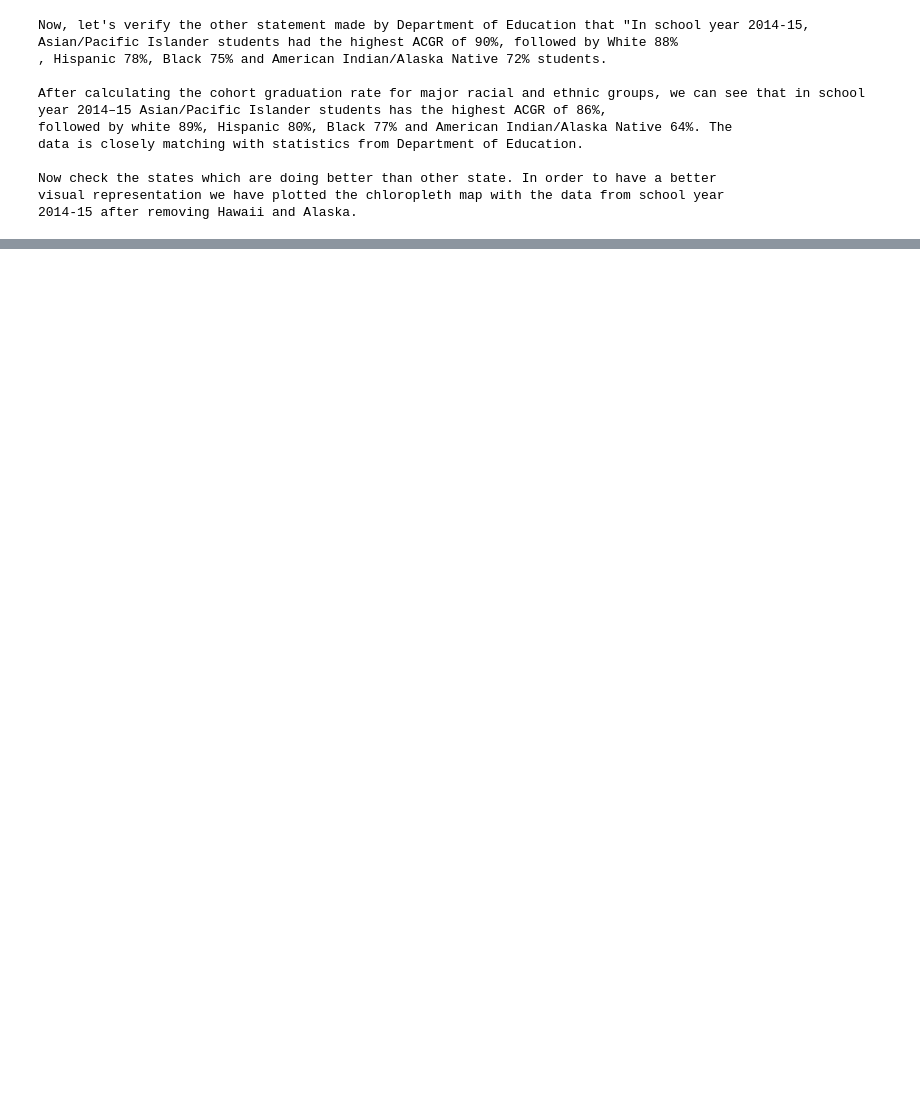
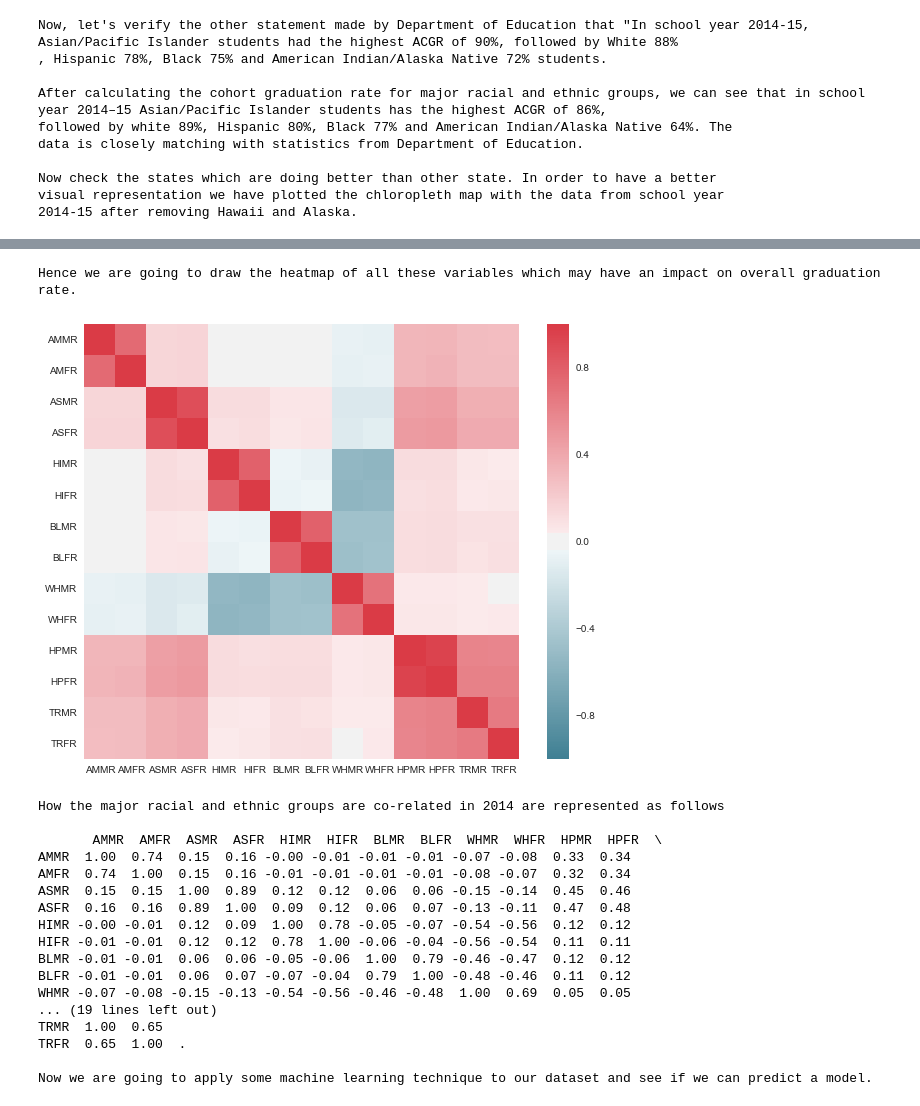
Before and after one commit to msubhabrata3/high-school-graduation-rate, a Jupyter notebook: analysis-of-high-school-graduation-rate.ipynb, the cells around one changed output, grey strips where cells are left out. Cells and saved outputs as stored; diff of their text form; code cells hidden in the pictures; blank space fills up the shorter version.

```diff
--- a/analysis-of-high-school-graduation-rate.ipynb
+++ b/analysis-of-high-school-graduation-rate.ipynb
@@ -272,25 +272,3 @@ acgr14 = acgrr14[['YEAR','STATE','FIPCD','LEAID','LEANM','NCESSCH','SCHNAM',
                         'MHIA','MHIG','MHIP','MHIR','MTRA','MTRG','MTRP','MTRR',
                         'MWHA','MWHG','MWHP','MWHR','CWDA','CWDG','CWDP','CWDR',
                         'ECDA','ECDG','ECDP','ECDR','LEPA','LEPG','LEPP','LEPR']]
-# %%
-import codecs
-
-doc = codecs.open("data/NCES/2013/sc132a.txt",encoding='utf-8', errors='replace')
-
-ssusr13 = pd.read_csv(doc, sep='\t', dtype=str)
-
-for c in ssusr13.iloc[:, 1:13].columns:
-    ssusr13[c] = pd.to_numeric(ssusr13[c], errors='coerce')
-    ssusr13[c] = ssusr13[c].fillna(0)
-    ssusr13[c] = ssusr13[c].astype(int)
-    ssusr13.loc[ssusr13[c] < 0, c] = 0
-
-ssusr13['NCESSCH'] = ssusr13['NCESSCH'].astype(int)
-
-ssus13 = ssusr13[['NCESSCH','TYPE','STATUS','RECONSTF','G12OFFRD','LEVEL','CHARTR',
-                  'VIRTUALSTAT','TOTFRL','G12','AM12M','AM12F','AS12M','AS12F','HI12M','HI12F',
-                  'BL12M','BL12F','WH12M','WH12F','HP12M','HP12F','TR12M','TR12F',
-                  'FTE','MAGNET','SHARED']]
-
-acgr2013 = pd.merge(acgr13, ssus13, how='inner', on='NCESSCH')
-acgr2013 = acgr2013[acgr2013['LEVEL'] == '3']
@@ -671 +712,36 @@ Now we are going to apply some machine learning technique to our dataset and see
+# %%
+print(color.BOLD + '\nHence we are going to draw the heatmap of all these variables which may have an impact on overall graduation rate.', color.BOLD)
+
+#acgr = acgr2014[['MASP','MBLP','MHIP','MWHP','CWDP','ECDP','LEPP','AMMR','AMFR','ASMR','ASFR','HIMR','HIFR','BLMR','BLFR','WHMR','WHFR','HPMR','HPFR','TRMR','TRFR']]
+acgr = acgr2014[['AMMR','AMFR','ASMR','ASFR','HIMR','HIFR','BLMR','BLFR','WHMR','WHFR','HPMR','HPFR','TRMR','TRFR']]
+
+fig, ax = plt.subplots(figsize=(10, 8))
+corr = acgr.corr()
+sns.heatmap(corr, mask=np.zeros_like(corr, dtype=np.bool), cmap=sns.diverging_palette(220, 10, as_cmap=True),
+            square=True, ax=ax)
+
+plt.show()
+
+print('\nHow the major racial and ethnic groups are co-related in 2014 are represented as follows\n\n %s.' %(corr.round(2)))
+print(color.BOLD + '\nNow we are going to apply some machine learning technique to our dataset and see if we can predict a model.', color.BOLD)
+# %% [output]
+Hence we are going to draw the heatmap of all these variables which may have an impact on overall graduation rate.
+[figure, added]
+How the major racial and ethnic groups are co-related in 2014 are represented as follows
+
+       AMMR  AMFR  ASMR  ASFR  HIMR  HIFR  BLMR  BLFR  WHMR  WHFR  HPMR  HPFR  \
+AMMR  1.00  0.74  0.15  0.16 -0.00 -0.01 -0.01 -0.01 -0.07 -0.08  0.33  0.34
+AMFR  0.74  1.00  0.15  0.16 -0.01 -0.01 -0.01 -0.01 -0.08 -0.07  0.32  0.34
+ASMR  0.15  0.15  1.00  0.89  0.12  0.12  0.06  0.06 -0.15 -0.14  0.45  0.46
+ASFR  0.16  0.16  0.89  1.00  0.09  0.12  0.06  0.07 -0.13 -0.11  0.47  0.48
+HIMR -0.00 -0.01  0.12  0.09  1.00  0.78 -0.05 -0.07 -0.54 -0.56  0.12  0.12
+HIFR -0.01 -0.01  0.12  0.12  0.78  1.00 -0.06 -0.04 -0.56 -0.54  0.11  0.11
+BLMR -0.01 -0.01  0.06  0.06 -0.05 -0.06  1.00  0.79 -0.46 -0.47  0.12  0.12
+BLFR -0.01 -0.01  0.06  0.07 -0.07 -0.04  0.79  1.00 -0.48 -0.46  0.11  0.12
+WHMR -0.07 -0.08 -0.15 -0.13 -0.54 -0.56 -0.46 -0.48  1.00  0.69  0.05  0.05
+... (19 lines left out)
+TRMR  1.00  0.65
+TRFR  0.65  1.00  .
+
+Now we are going to apply some machine learning technique to our dataset and see if we can predict a model.
 # %%
```
Also changed, not shown: parts of 23 cells of this notebook.
